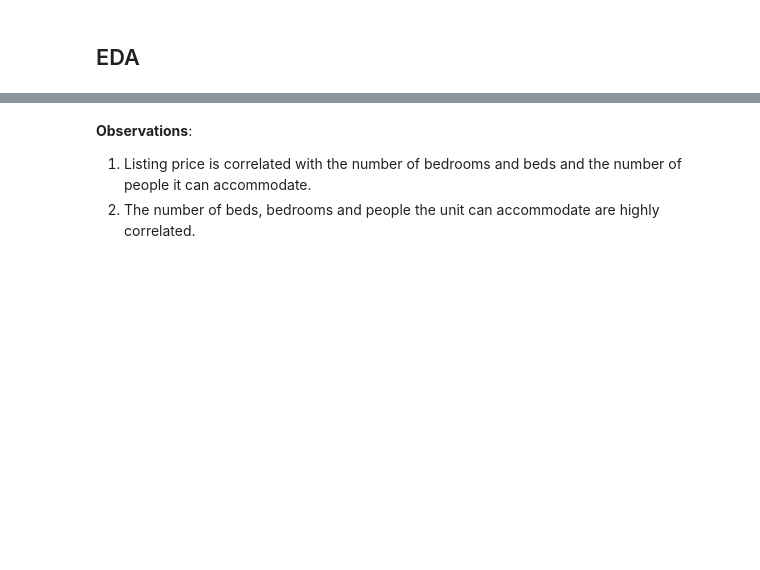
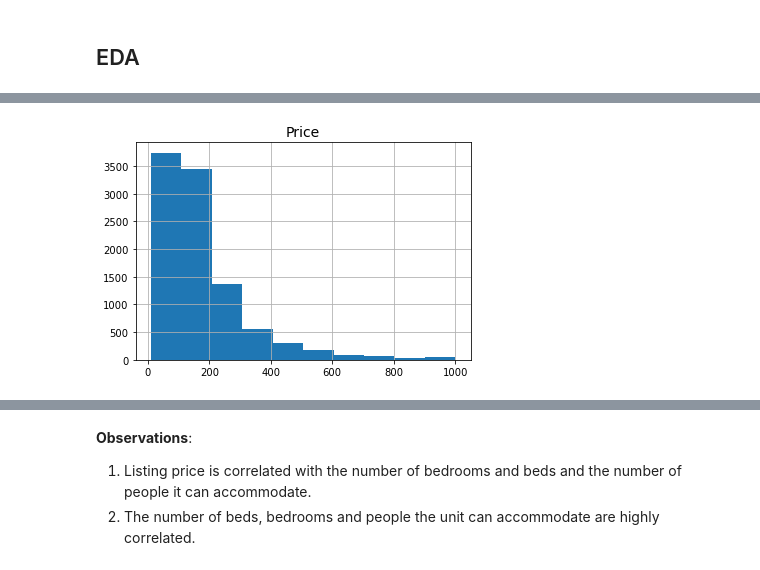
Before and after one commit to AnnieW2014/GA_Capstone, a Jupyter notebook: Code/Capstone_ListingData_Modeling_AW.ipynb, the cells around one changed output, grey strips where cells are left out. Saved outputs shown, nothing was run; the diff lists cells and outputs as text; code cells hidden in the pictures; blank space fills up the shorter version.

```diff
--- a/Code/Capstone_ListingData_Modeling_AW.ipynb
+++ b/Code/Capstone_ListingData_Modeling_AW.ipynb
@@ -110,5 +121,11 @@ train.describe()
 # %%
 # Price
 # %%
-train['price'].hist();
+plt.figure(figsize=(6,4))
+train['price'].hist()
+plt.title('Price', fontsize=14);
+
+plt.savefig('../Plots/price_hist.png')
+# %% [output]
+[figure, added]
 # %%
```
Also changed, not shown: parts of 32 cells of this notebook.
